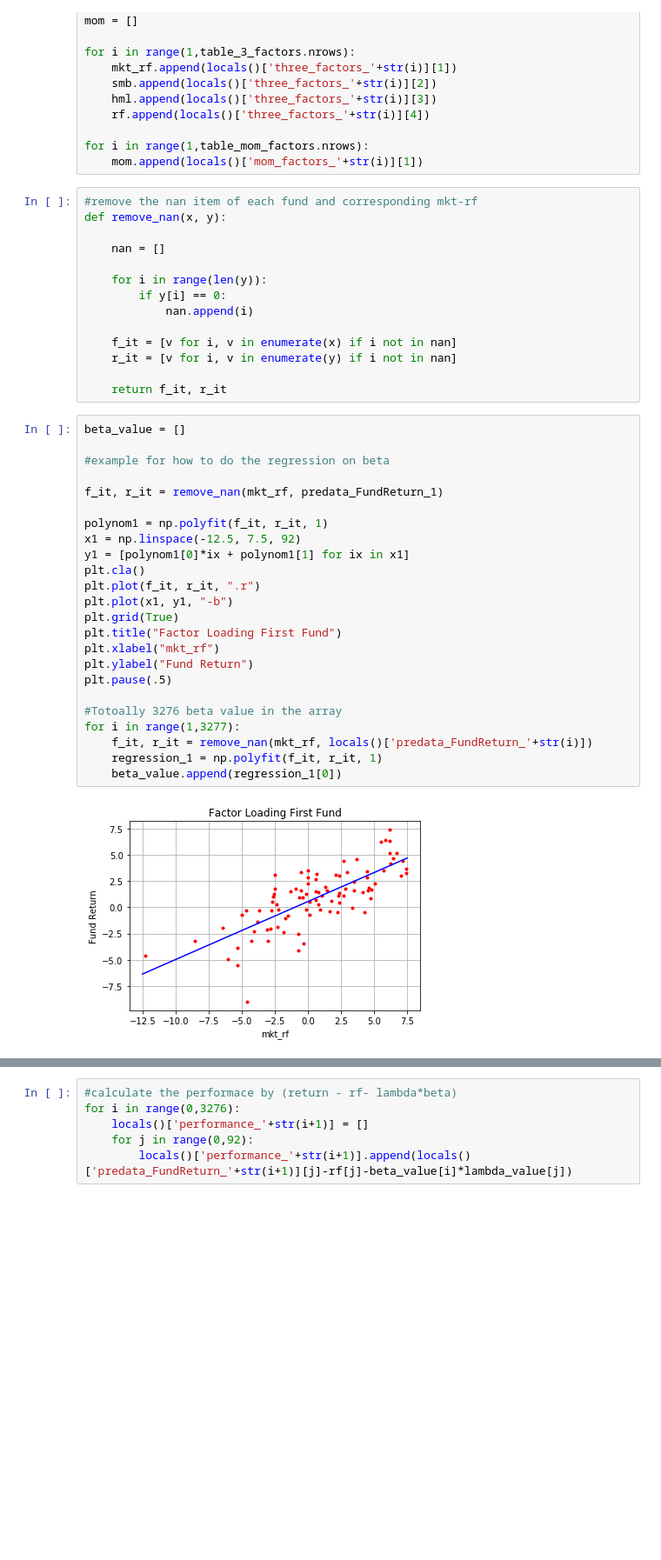
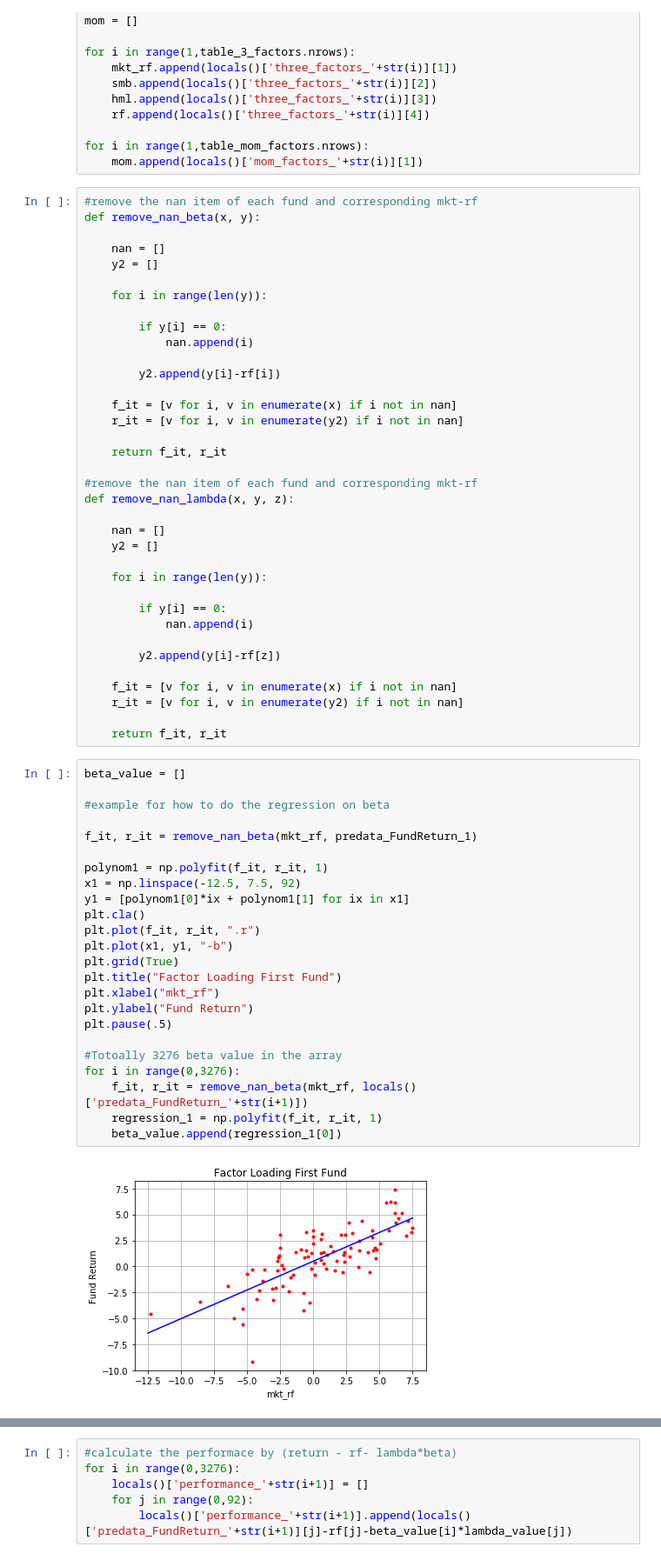
Before and after one commit to YuxuanSnow/BA_The-Impact-of-Portofolio, a Jupyter notebook: Regression1.ipynb, the cells around one changed output, grey strips where cells are left out. Shown at 87% size. Saved outputs shown, nothing was run; the diff lists cells and outputs as text; blank space fills up the shorter version.

```diff
--- a/Regression1.ipynb
+++ b/Regression1.ipynb
@@ -59,44 +59,66 @@ for i in range(1,table_mom_factors.nrows):
     mom.append(locals()['mom_factors_'+str(i)][1])
 # %%
 #remove the nan item of each fund and corresponding mkt-rf
-def remove_nan(x, y):
+def remove_nan_beta(x, y):
 
     nan = []
+    y2 = []
 
     for i in range(len(y)):
+
         if y[i] == 0:
             nan.append(i)
 
+        y2.append(y[i]-rf[i])
+
     f_it = [v for i, v in enumerate(x) if i not in nan]
-    r_it = [v for i, v in enumerate(y) if i not in nan]
+    r_it = [v for i, v in enumerate(y2) if i not in nan]
 
     return f_it, r_it
+
+#remove the nan item of each fund and corresponding mkt-rf
+def remove_nan_lambda(x, y, z):
+
+    nan = []
+    y2 = []
+
+    for i in range(len(y)):
+
+        if y[i] == 0:
+            nan.append(i)
+
+        y2.append(y[i]-rf[z])
+
+    f_it = [v for i, v in enumerate(x) if i not in nan]
+    r_it = [v for i, v in enumerate(y2) if i not in nan]
+
+    return f_it, r_it
 # %%
 beta_value = []
 
 #example for how to do the regression on beta
 
-f_it, r_it = remove_nan(mkt_rf, predata_FundReturn_1)
+f_it, r_it = remove_nan_beta(mkt_rf, predata_FundReturn_1)
 
 polynom1 = np.polyfit(f_it, r_it, 1)
 x1 = np.linspace(-12.5, 7.5, 92)
 y1 = [polynom1[0]*ix + polynom1[1] for ix in x1]
 plt.cla()
 plt.plot(f_it, r_it, ".r")
 plt.plot(x1, y1, "-b")
 plt.grid(True)
 plt.title("Factor Loading First Fund")
 plt.xlabel("mkt_rf")
 plt.ylabel("Fund Return")
 plt.pause(.5)
 
 #Totoally 3276 beta value in the array
-for i in range(1,3277):
-    f_it, r_it = remove_nan(mkt_rf, locals()['predata_FundReturn_'+str(i)])
+for i in range(0,3276):
+    f_it, r_it = remove_nan_beta(mkt_rf, locals()['predata_FundReturn_'+str(i+1)])
     regression_1 = np.polyfit(f_it, r_it, 1)
     beta_value.append(regression_1[0])
 # %% [output]
-[figure, old version]
+[figure, new version]
 # %%
 #split the table: totally 92 arrays, which include all Fund values in every single month
 lambda_value = []
```
Also changed, not shown: parts of 5 cells of this notebook, 11 other files.
